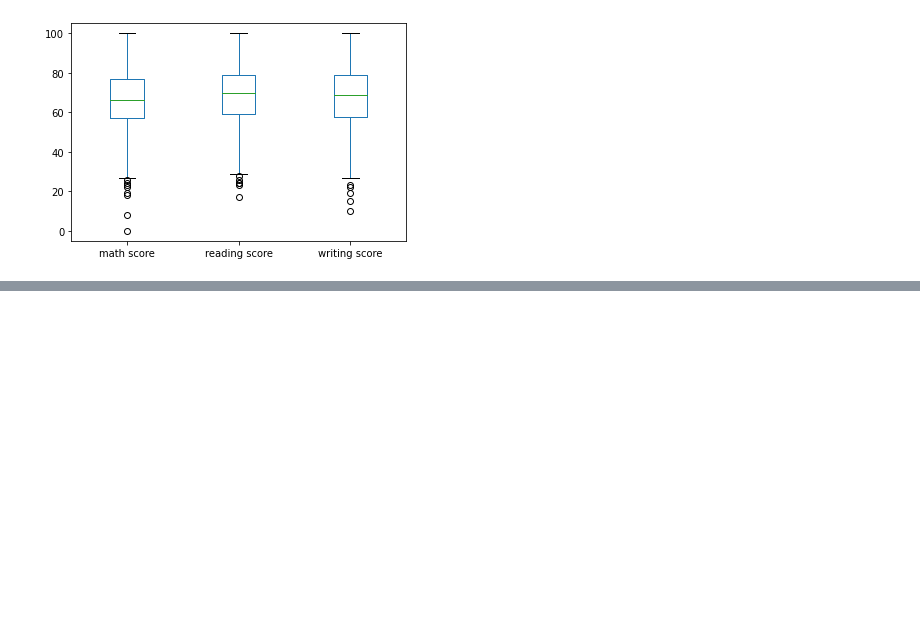
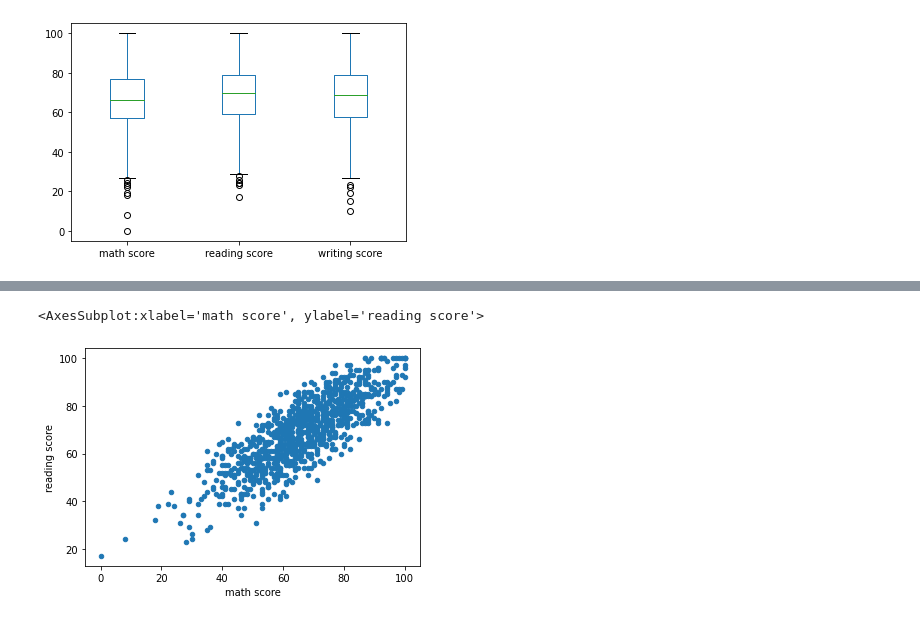
Before and after one commit to hyojinlee98/TIL, a Jupyter notebook: codeit/데이터 사이언스 입문/Topic3_데이터_분석과_시각화.ipynb, the cells around one changed output, grey strips where cells are left out. Saved outputs shown, nothing was run; the diff lists cells and outputs as text; code cells hidden in the pictures; blank space fills up the shorter version.

```diff
--- a/codeit/데이터 사이언스 입문/Topic3_데이터_분석과_시각화.ipynb
+++ b/codeit/데이터 사이언스 입문/Topic3_데이터_분석과_시각화.ipynb
@@ -310,0 +318,3 @@ df.plot(kind='box', y=['math score', 'reading score', 'writing score'])
+# %%
+df = pd.read_csv('data/exam.csv')
+df.head()
@@ -310,0 +328,5 @@ df.plot(kind='box', y=['math score', 'reading score', 'writing score'])
+# %%
+df.plot(kind='scatter', x='math score', y='reading score')  # 수학 점수가 높으면 일반적으로 읽기 점수도 높음
+# %% [output]
+<AxesSubplot:xlabel='math score', ylabel='reading score'>
+[figure, added]
```
Also changed, not shown: parts of 46 cells of this notebook, 1 other file.
